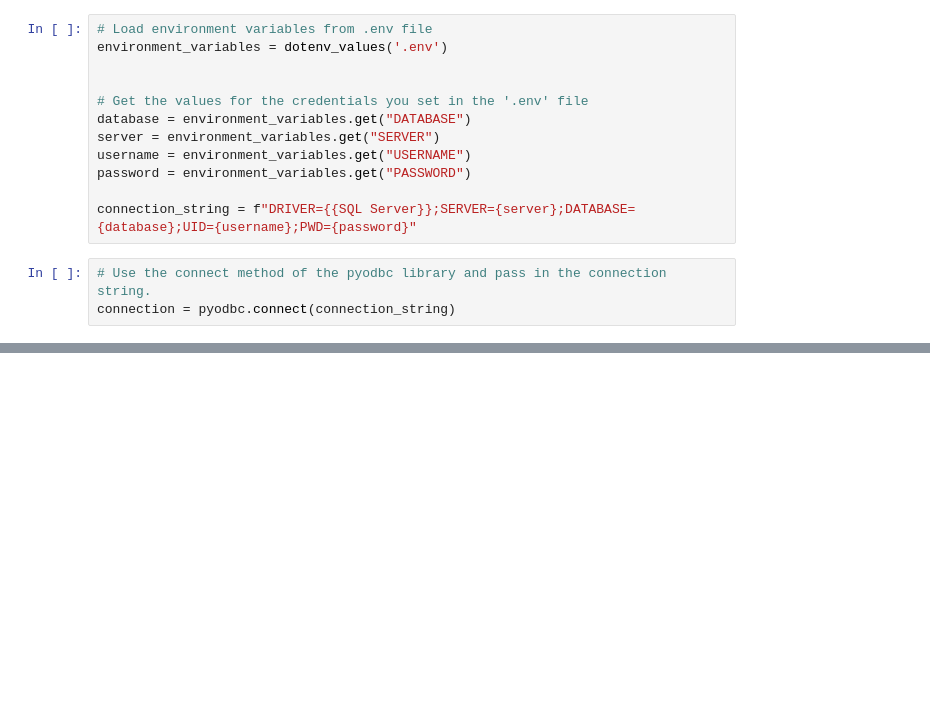
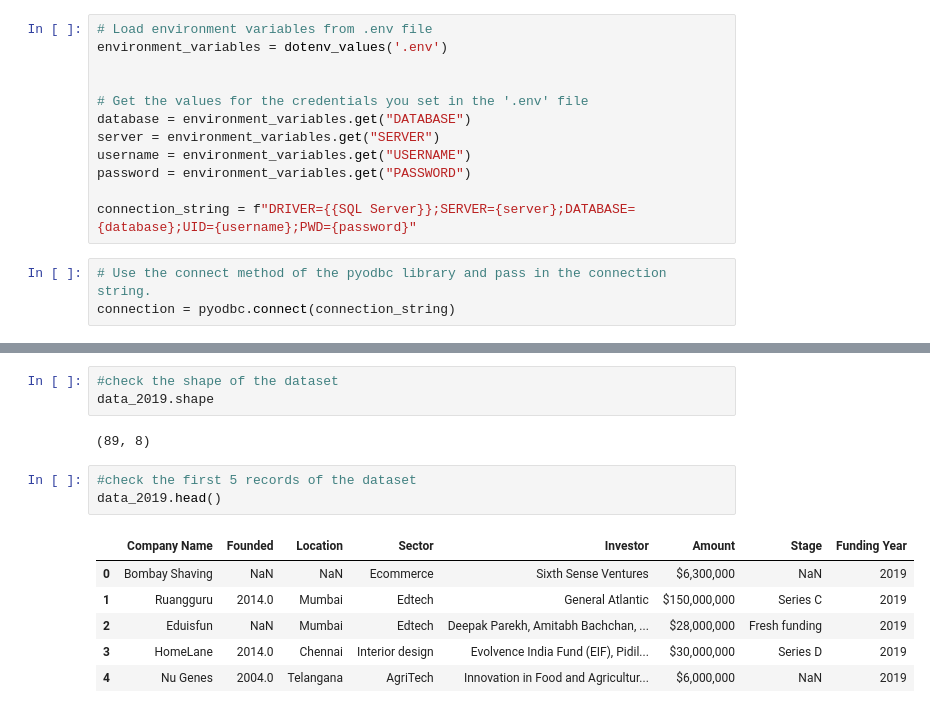
Before and after one commit to UMAR-FAWAZ/Indian_startup_funding_project, a Jupyter notebook: Indian_Startup.ipynb, the cells around one changed output, grey strips where cells are left out. Cells and saved outputs as stored; diff of their text form; blank space fills up the shorter version.

```diff
--- a/Indian_Startup.ipynb
+++ b/Indian_Startup.ipynb
@@ -100,0 +292,15 @@ data_2018.head()
+# %%
+#check the shape of the dataset
+data_2019.shape
+# %% [output]
+(89, 8)
+# %%
+#check the first 5 records of the dataset
+data_2019.head()
+# %% [output]
+|  | Company Name | Founded | Location | Sector | Investor | Amount | Stage | Funding Year |
+| 0 | Bombay Shaving | NaN | NaN | Ecommerce | Sixth Sense Ventures | $6,300,000 | NaN | 2019 |
+| 1 | Ruangguru | 2014.0 | Mumbai | Edtech | General Atlantic | $150,000,000 | Series C | 2019 |
+| 2 | Eduisfun | NaN | Mumbai | Edtech | Deepak Parekh, Amitabh Bachchan, ... | $28,000,000 | Fresh funding | 2019 |
+| 3 | HomeLane | 2014.0 | Chennai | Interior design | Evolvence India Fund (EIF), Pidil... | $30,000,000 | Series D | 2019 |
+| 4 | Nu Genes | 2004.0 | Telangana | AgriTech | Innovation in Food and Agricultur... | $6,000,000 | NaN | 2019 |
```
Also changed, not shown: parts of 114 cells of this notebook.
